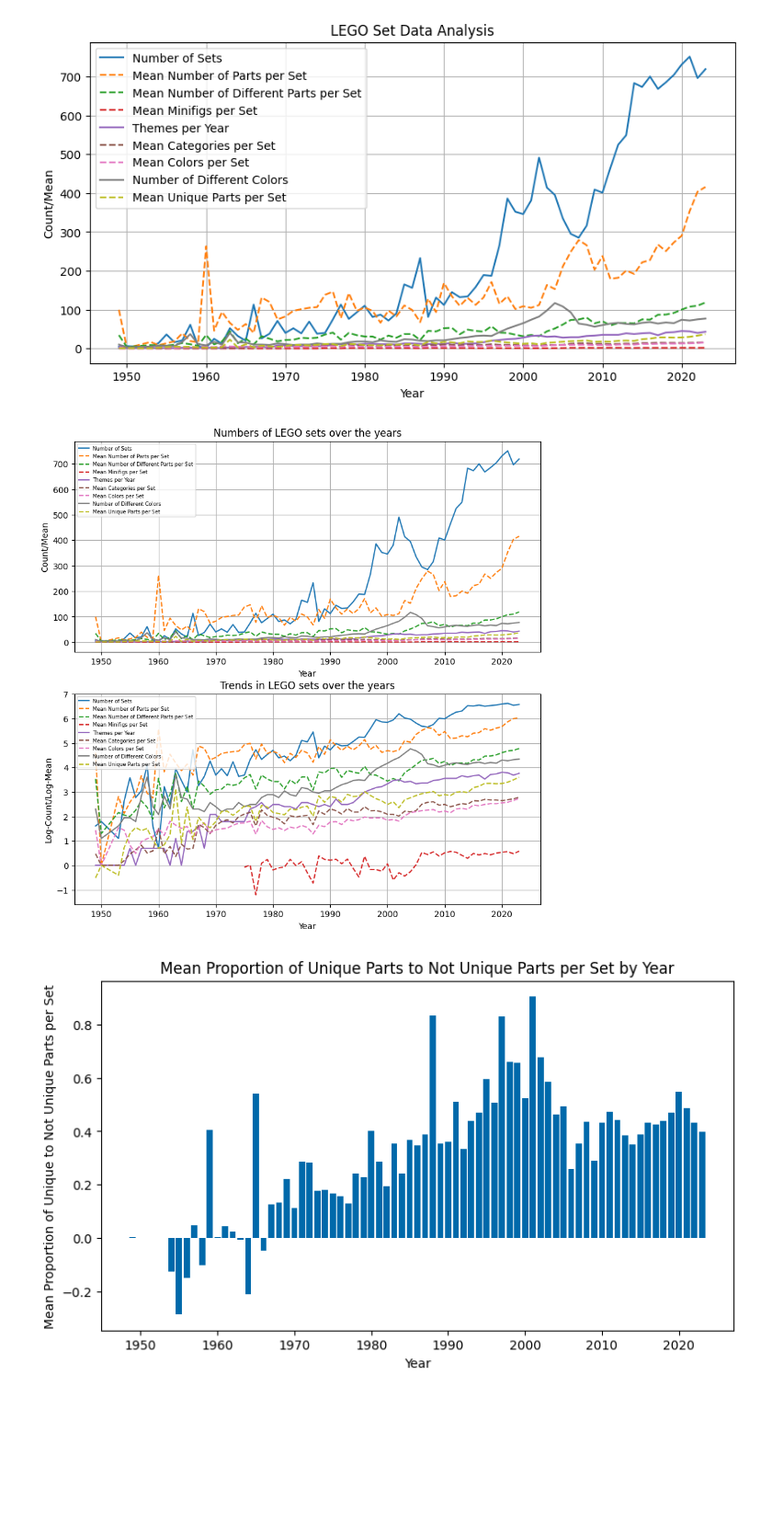
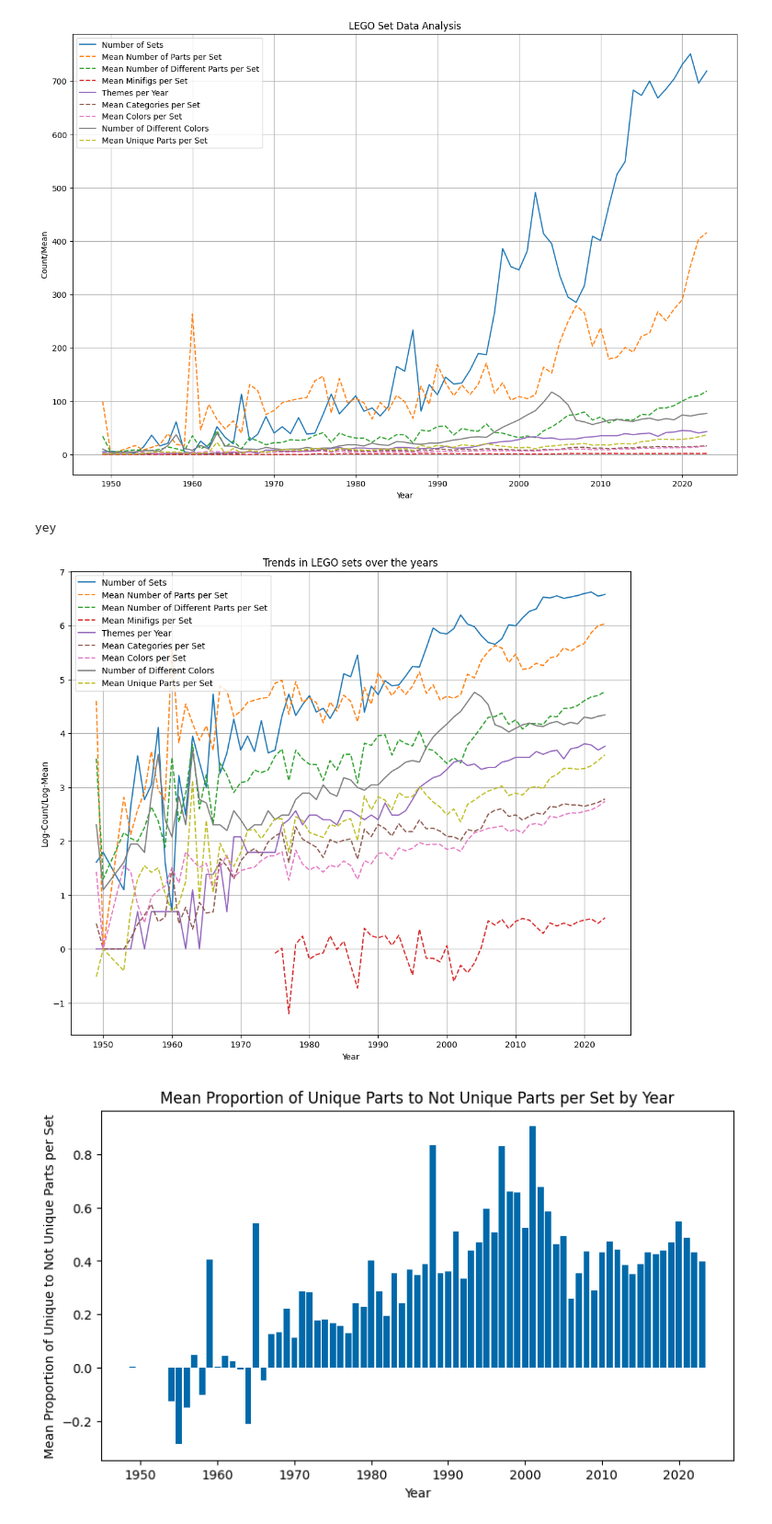
Before and after one commit to eddiebeach99/Data_Literacy, a Jupyter notebook: Analysis/exploratory_analysis.ipynb, the cells around one changed output. Shown at 92% size. Saved outputs shown, nothing was run; the diff lists cells and outputs as text; code cells hidden in the pictures; blank space fills up the shorter version.

Commit message:
added report and new color scheme for color plots

```diff
--- a/Analysis/exploratory_analysis.ipynb
+++ b/Analysis/exploratory_analysis.ipynb
@@ -59,7 +59,7 @@ mean_number_of_different_parts_per_set_per_year = data.groupby('year')['number_o
 ### Plot ###
 
 # set up the plot for the analysis
-plt.figure(figsize=(10, 5))
+plt.figure(figsize=(15, 10))
 
 # plot number of sets per year
 plt.plot(sets_per_year.index, sets_per_year, label='Number of Sets')
@@ -71,87 +71,74 @@ plt.plot(mean_parts_per_set_per_year.index, mean_parts_per_set_per_year, label='
 plt.plot(mean_number_of_different_parts_per_set_per_year.index, mean_number_of_different_parts_per_set_per_year, label='Mean Number of Different Parts per Set', linestyle='--')
 
 # plot mean number of minifigs per set per year
 plt.plot(mean_minifigs_per_set_per_year.index, mean_minifigs_per_set_per_year, label='Mean Minifigs per Set', linestyle='--')
 
 # plot themes per year
 plt.plot(themes_per_year.index, themes_per_year, label='Themes per Year')
 
 # plot mean number of categories per set per year
 plt.plot(mean_categories_per_set_per_year.index, mean_categories_per_set_per_year, label='Mean Categories per Set', linestyle='--')
 
 # plot mean number of colors per set per year
 plt.plot(mean_colors_per_set_per_year.index, mean_colors_per_set_per_year, label='Mean Colors per Set', linestyle='--')
 
 # plot the number of colors per set per year
 plt.plot(colors_per_year.index, colors_per_year, label='Number of Different Colors')
 
 # plot mean number of unique parts per set per year
 plt.plot(mean_unique_parts_per_set_per_year.index, mean_unique_parts_per_set_per_year, label='Mean Unique Parts per Set', linestyle='--')
 
 # set plot labels and title
 plt.xlabel('Year')
 plt.ylabel('Count/Mean')
 plt.title('LEGO Set Data Analysis')
 plt.legend()
 plt.grid(True)
 
 # show the plot
 plt.show()
 # %% [output]
-[figure, old version]
+[figure, new version]
 # %%
 ### Plot ###
 
 # set up the plot for the analysis
-fig, (ax1, ax2) = plt.subplots(2, 1, figsize=(10, 10))
+fig, ax = plt.subplots(figsize=(12, 10))
 
 # plot number of sets per year
-ax1.plot(sets_per_year.index, sets_per_year, label='Number of Sets')
-ax2.plot(sets_per_year.index, np.log(sets_per_year), label='Number of Sets')
+ax.plot(sets_per_year.index, np.log(sets_per_year), label='Number of Sets')
 
 # plot mean number of parts per set per year
-ax1.plot(mean_parts_per_set_per_year.index, mean_parts_per_set_per_year, label='Mean Number of Parts per Set', linestyle='--')
-ax2.plot(mean_parts_per_set_per_year.index, np.log(mean_parts_per_set_per_year), label='Mean Number of Parts per Set', linestyle='--')
+ax.plot(mean_parts_per_set_per_year.index, np.log(mean_parts_per_set_per_year), label='Mean Number of Parts per Set', linestyle='--')
 
 # plot mean number of different parts per set per year
-ax1.plot(mean_number_of_different_parts_per_set_per_year.index, mean_number_of_different_parts_per_set_per_year, label='Mean Number of Different Parts per Set', linestyle='--')
-ax2.plot(mean_number_of_different_parts_per_set_per_year.index, np.log(mean_number_of_different_parts_per_set_per_year), label='Mean Number of Different Parts per Set', linestyle='--')
+ax.plot(mean_number_of_different_parts_per_set_per_year.index, np.log(mean_number_of_different_parts_per_set_per_year), label='Mean Number of Different Parts per Set', linestyle='--')
 
 # plot mean number of minifigs per set per year
-ax1.plot(mean_minifigs_per_set_per_year.index, mean_minifigs_per_set_per_year, label='Mean Minifigs per Set', linestyle='--')
-ax2.plot(mean_minifigs_per_set_per_year.index, np.log(mean_minifigs_per_set_per_year), label='Mean Minifigs per Set', linestyle='--')
-
+non_zero_indices = mean_minifigs_per_set_per_year > 0
+plt.plot(mean_minifigs_per_set_per_year.index[non_zero_indices], np.log(mean_minifigs_per_set_per_year[non_zero_indices]), label='Mean Minifigs per Set', linestyle='--')
+print('yey')
 # plot themes per year
-ax1.plot(themes_per_year.index, themes_per_year, label='Themes per Year')
-ax2.plot(themes_per_year.index, np.log(themes_per_year), label='Themes per Year')
+ax.plot(themes_per_year.index, np.log(themes_per_year), label='Themes per Year')
 
 # plot mean number of categories per set per year
-ax1.plot(mean_categories_per_set_per_year.index, mean_categories_per_set_per_year, label='Mean Categories per Set', linestyle='--')
-ax2.plot(mean_categories_per_set_per_year.index, np.log(mean_categories_per_set_per_year), label='Mean Categories per Set', linestyle='--')
+ax.plot(mean_categories_per_set_per_year.index, np.log(mean_categories_per_set_per_year), label='Mean Categories per Set', linestyle='--')
 
 # plot mean number of colors per set per year
-ax1.plot(mean_colors_per_set_per_year.index, mean_colors_per_set_per_year, label='Mean Colors per Set', linestyle='--')
-ax2.plot(mean_colors_per_set_per_year.index, np.log(mean_colors_per_set_per_year), label='Mean Colors per Set', linestyle='--')
+ax.plot(mean_colors_per_set_per_year.index, np.log(mean_colors_per_set_per_year), label='Mean Colors per Set', linestyle='--')
 
 # plot the number of colors per set per year
-ax1.plot(colors_per_year.index, colors_per_year, label='Number of Different Colors')
-ax2.plot(colors_per_year.index, np.log(colors_per_year), label='Number of Different Colors')
+ax.plot(colors_per_year.index, np.log(colors_per_year), label='Number of Different Colors')
 
 # plot mean number of unique parts per set per year
-ax1.plot(mean_unique_parts_per_set_per_year.index, mean_unique_parts_per_set_per_year, label='Mean Unique Parts per Set', linestyle='--')
-ax2.plot(mean_unique_parts_per_set_per_year.index, np.log(mean_unique_parts_per_set_per_year), label='Mean Unique Parts per Set', linestyle='--')
+ax.plot(mean_unique_parts_per_set_per_year.index, np.log(mean_unique_parts_per_set_per_year), label='Mean Unique Parts per Set', linestyle='--')
 
 # set plot labels and title
-ax1.set_xlabel('Year')
-ax1.set_ylabel('Count/Mean')
-ax1.set_title('Numbers of LEGO sets over the years')
-ax1.legend(fontsize=6)
-ax1.grid(True)
-ax2.set_xlabel('Year')
-ax2.set_ylabel('Log-Count/Log-Mean')
-ax2.set_title('Trends in LEGO sets over the years')
-ax2.legend(fontsize=6)
-ax2.grid(True)
+ax.set_xlabel('Year')
+ax.set_ylabel('Log-Count/Log-Mean')
+ax.set_title('Trends in LEGO sets over the years')
+ax.legend()
+ax.grid(True)
 
 # save plot
 plt.savefig('../Images/Exploration.pdf')
@@ -159,7 +146,8 @@ plt.savefig('../Images/Exploration.pdf')
 # show the plot
 plt.show()
 # %% [output]
+yey
-[figure, old version]
+[figure, new version]
 # %%
 def plot_proportion(df):
 
```
Also changed, not shown: parts of 7 cells of this notebook, 18 other files.
